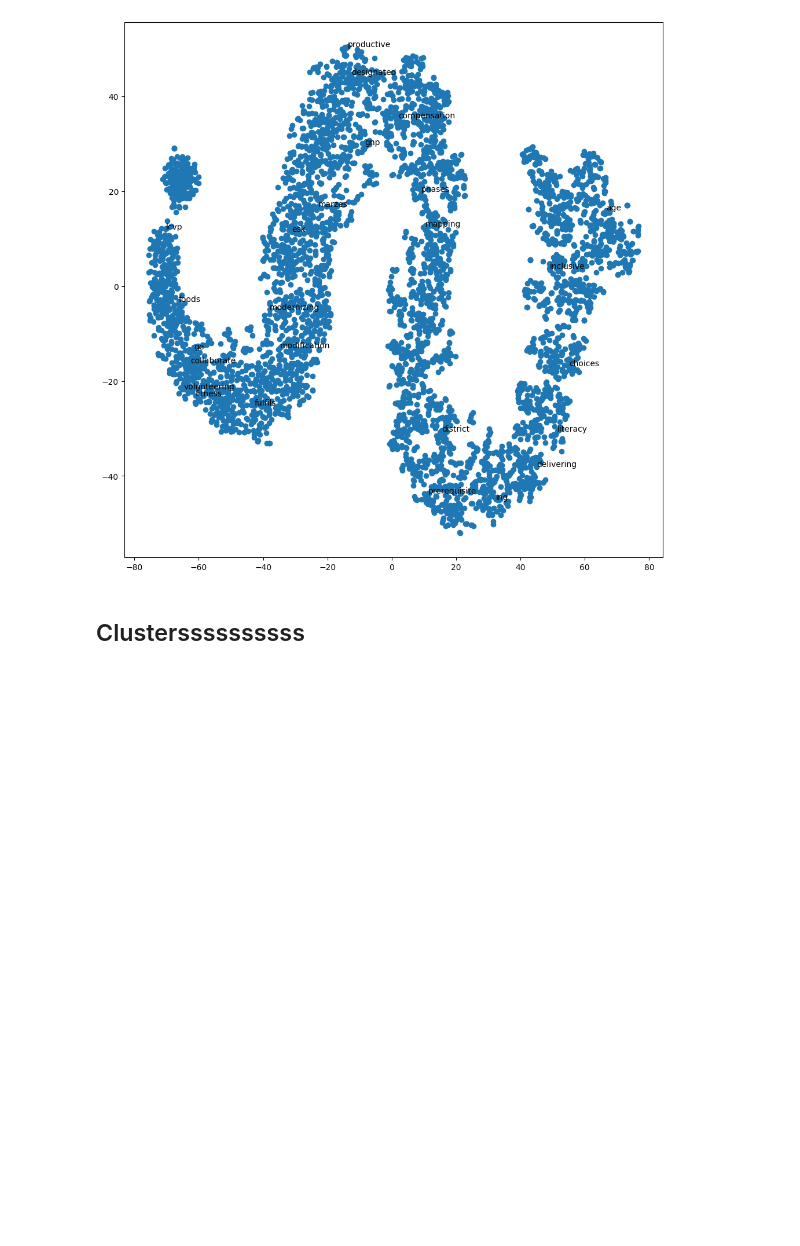
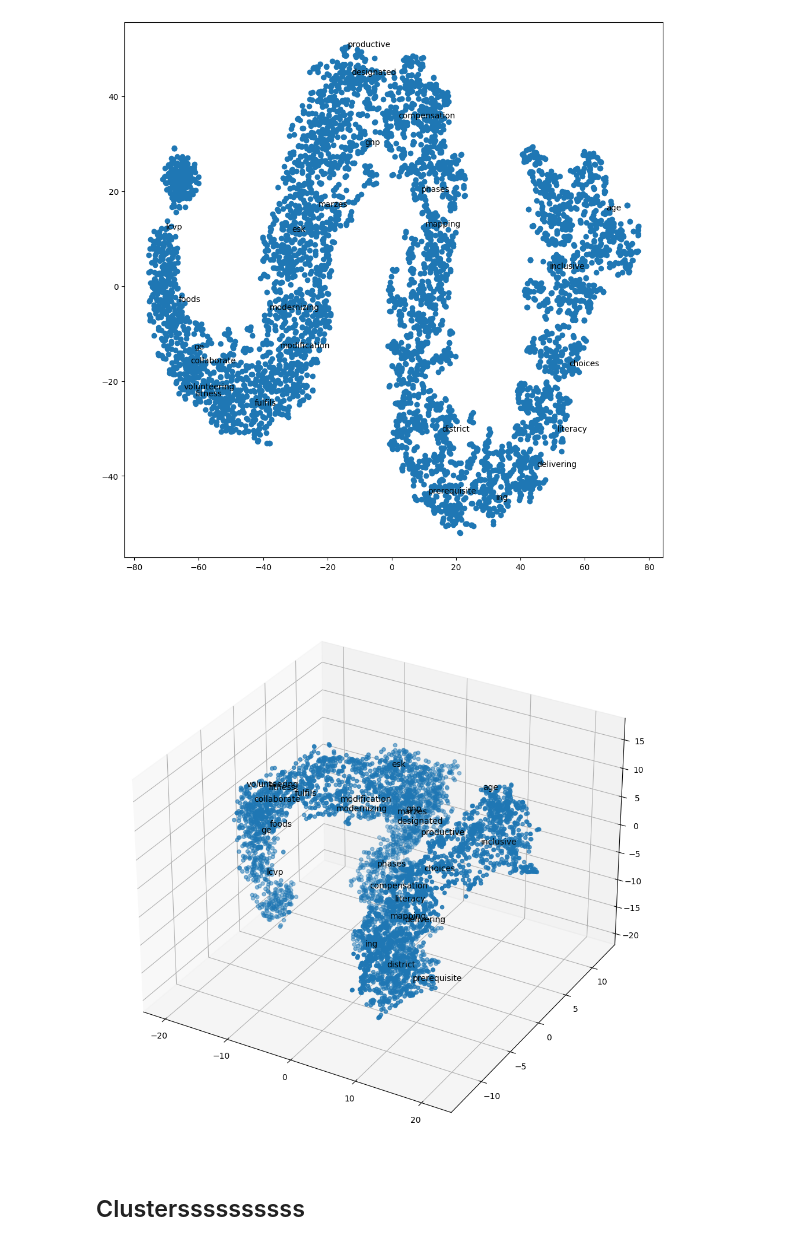
Before and after one commit to Shaamallow/PSC, a Jupyter notebook: src/gensim/word2vec.ipynb, the cells around one changed output. Drawn from its saved outputs; the diff is of its cells as text; code cells hidden in the pictures; blank space fills up the shorter version.

```diff
--- a/src/gensim/word2vec.ipynb
+++ b/src/gensim/word2vec.ipynb
@@ -287,8 +284,9 @@ from sklearn.decomposition import IncrementalPCA    # inital reduction
 from sklearn.manifold import TSNE                   # final reduction
 import random
 
-def reduce_dimensions(wv):
-    num_dimensions = 2  # final num dimensions (2D, 3D, etc)
+def reduce_dimensions(wv, n=2):
+
+    num_dimensions = n  # final num dimensions (2D, 3D, etc)
 
     # extract the words & their vectors, as numpy arrays
     vectors = np.asarray(wv.vectors)
@@ -298,9 +296,9 @@ def reduce_dimensions(wv):
     tsne = TSNE(n_components=num_dimensions, random_state=0)
     vectors = tsne.fit_transform(vectors)
 
-    x_vals = [v[0] for v in vectors]
-    y_vals = [v[1] for v in vectors]
-    return x_vals, y_vals, labels
+    # extract the coords of the vectors
+
+    return ([[v[i] for v in vectors] for i in range(num_dimensions)], labels)
 
 
 
@@ -328,7 +322,41 @@ x_vals, y_vals, labels = reduce_dimensions(model.wv)
+# %%
+coords, labels = reduce_dimensions(model.wv, 3)
+
+x_vals = coords[0]
+y_vals = coords[1]
+# Don't forget to comment to 2D/3D plot
+z_vals = coords[2]
+# %%
+# 3D plot
+
+from mpl_toolkits.mplot3d import Axes3D
+
+def plot_with_matplotlib_3d(x_vals, y_vals, z_vals, labels):
+
+
+        random.seed(0)
+
+        fig = plt.figure(figsize=(12, 12))
+        ax = fig.add_subplot(111, projection='3d')
+        ax.scatter(x_vals, y_vals, z_vals)
+
+        #
+        # Label randomly subsampled 25 data points
+        #
+        indices = list(range(len(labels)))
+        selected_indices = random.sample(indices, 25)
+        for i in selected_indices:
+            ax.text(x_vals[i], y_vals[i], z_vals[i], labels[i])
 # %%
 plot_with_matplotlib(x_vals, y_vals, labels)
 # %% [output]
 [figure]
+# %%
+# 3D plot
+
+plot_with_matplotlib_3d(x_vals, y_vals, z_vals, labels)
+# %% [output]
+[figure, added]
 # %% [markdown]
 ## Clusterssssssssss
 # %%
```
Also changed, not shown: parts of 4 cells of this notebook, 29 other files.
